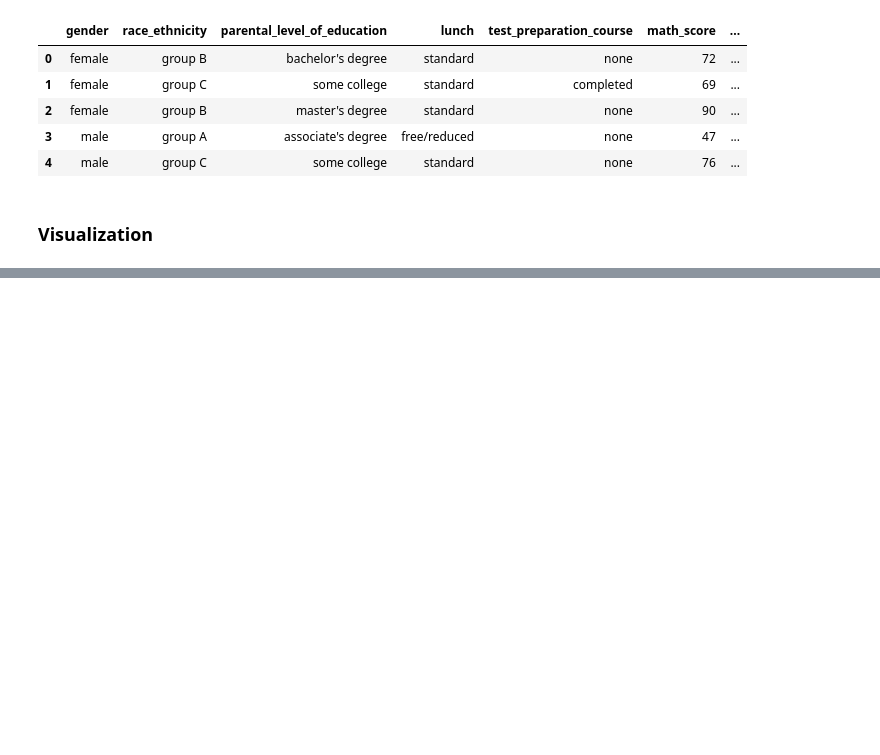
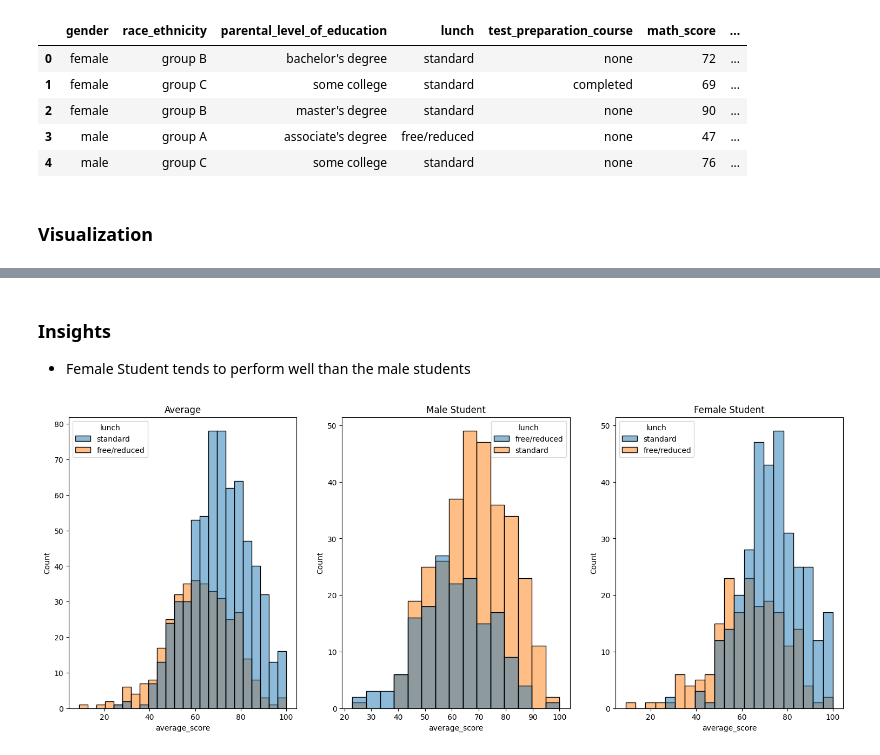
Before and after one commit to Gaurabh007/Exploratory_Data_Analysis, a Jupyter notebook: EDA_2.ipynb, the cells around one changed output, grey strips where cells are left out. Cells and saved outputs as stored; diff of their text form; code cells hidden in the pictures; blank space fills up the shorter version.

```diff
--- a/EDA_2.ipynb
+++ b/EDA_2.ipynb
@@ -163,0 +176,17 @@ df.head()
+# %% [markdown]
+### Insights
+- Female Student tends to perform well than the male students
+# %%
+fig,axes = plt.subplots(1,3,figsize=(25,7))
+plt.subplot(141)
+plt.title('Average')
+sns.histplot(data=df,x='average_score',hue='lunch')
+plt.subplot(142)
+plt.title('Male Student')
+sns.histplot(data=df[df['gender']=='male'],x='average_score',hue='lunch')
+plt.subplot(143)
+plt.title('Female Student')
+sns.histplot(data=df[df['gender']=='female'],x='average_score',hue='lunch')
+plt.show()
+# %% [output]
+[figure, added]
```
Also changed, not shown: parts of 10 cells of this notebook.
